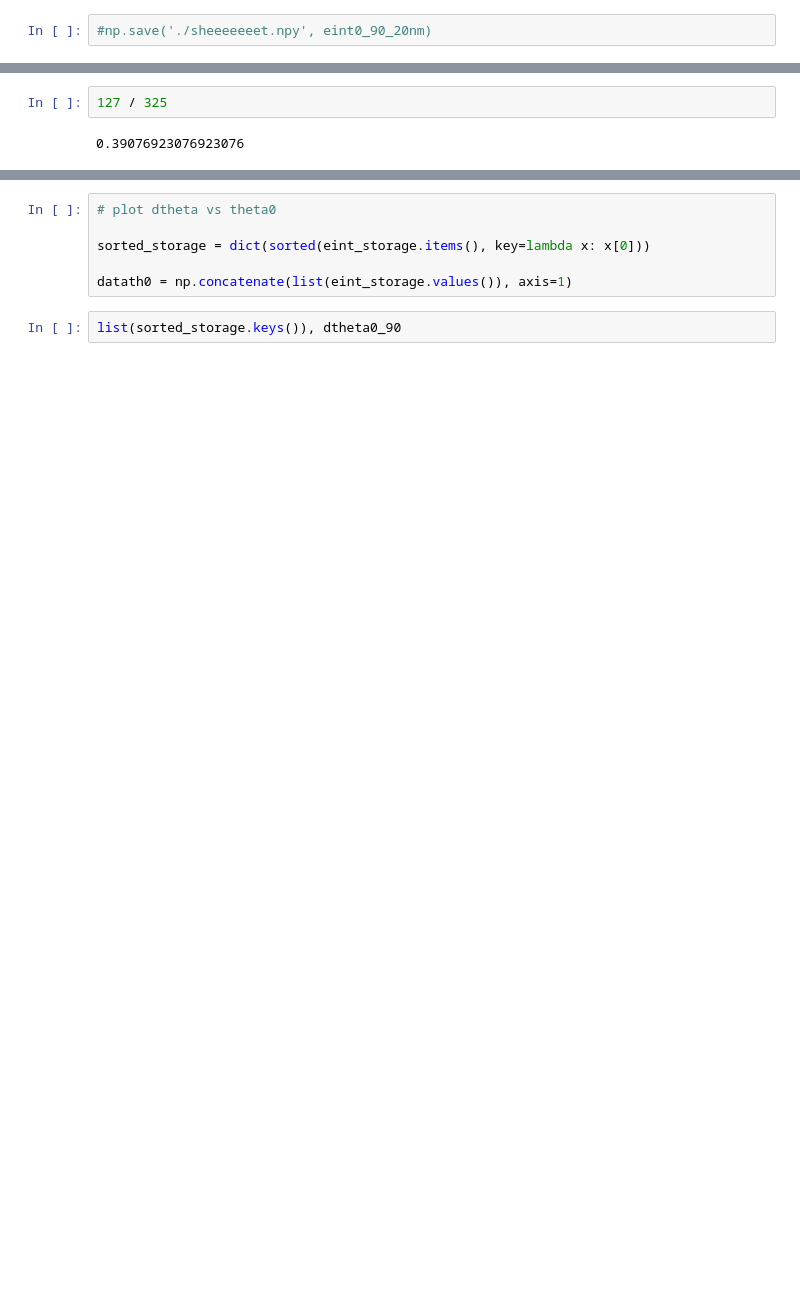
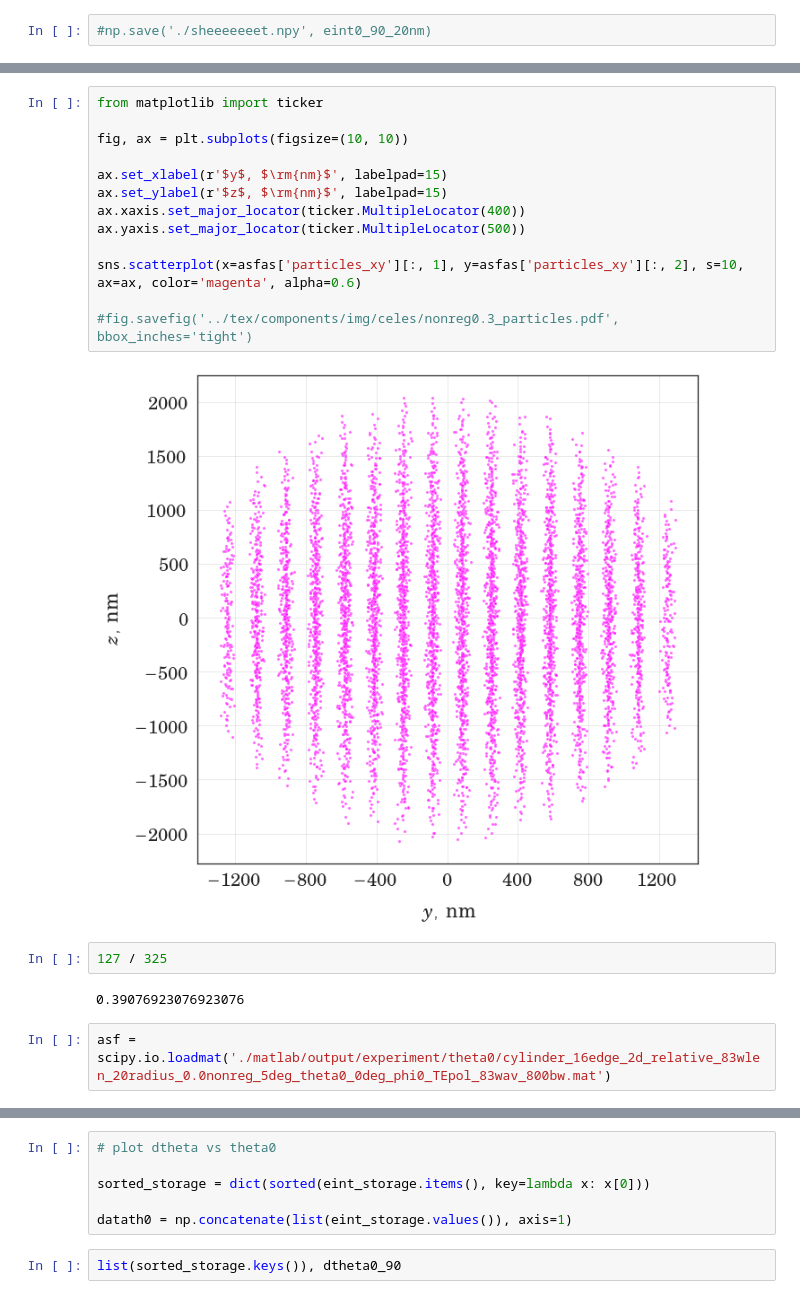
Before and after one commit to Misery7100-Magistracy/Angular-dispersion-boost, a Jupyter notebook: computations/mstm3d.ipynb, the cells around one changed output, grey strips where cells are left out. Cells and saved outputs as stored; diff of their text form; blank space fills up the shorter version.

```diff
--- a/computations/mstm3d.ipynb
+++ b/computations/mstm3d.ipynb
@@ -51,4 +56,21 @@ fig = msevn.mstm_polar_plot.e_int(eint0_90 * 383.122 / eint0_90.max(), kind='t',
+# %%
+from matplotlib import ticker
+
+fig, ax = plt.subplots(figsize=(10, 10))
+
+ax.set_xlabel(r'$y$, $\rm{nm}$', labelpad=15)
+ax.set_ylabel(r'$z$, $\rm{nm}$', labelpad=15)
+ax.xaxis.set_major_locator(ticker.MultipleLocator(400))
+ax.yaxis.set_major_locator(ticker.MultipleLocator(500))
+
+sns.scatterplot(x=asfas['particles_xy'][:, 1], y=asfas['particles_xy'][:, 2], s=10, ax=ax, color='magenta', alpha=0.6)
+
+#fig.savefig('../tex/components/img/celes/nonreg0.3_particles.pdf', bbox_inches='tight')
+# %% [output]
+[figure, added]
 # %%
 127 / 325
 # %% [output]
 0.39076923076923076
+# %%
+asf = scipy.io.loadmat('./matlab/output/experiment/theta0/cylinder_16edge_2d_relative_83wlen_20radius_0.0nonreg_5deg_theta0_0deg_phi0_TEpol_83wav_800bw.mat')
```
Also changed, not shown: parts of 11 cells of this notebook, 14 other files.
